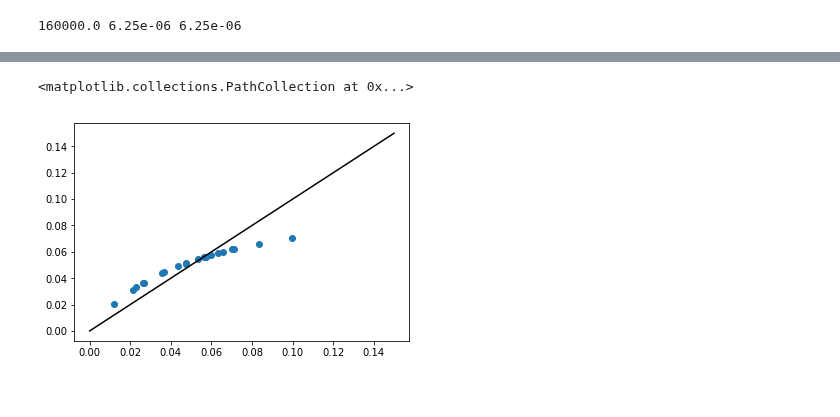
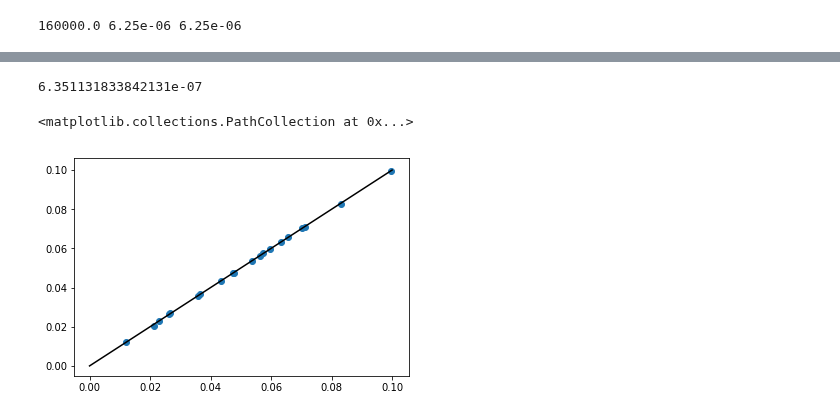
Before and after one commit to andim/peptidome, a Jupyter notebook: code/maxent.ipynb, the cells around one changed output, grey strips where cells are left out. Cells and saved outputs as stored; diff of their text form; code cells hidden in the pictures.

```diff
--- a/code/maxent.ipynb
+++ b/code/maxent.ipynb
@@ -51,4 +52,4 @@ strcolumn_to_charcolumns(df1, 'seq')
 count = df1.pivot(columns='aa1', index='aa2')['count']
 count /= np.sum(count, axis=0)
 count[count.isna()] = 1e-10
-humandoubletprobdict = (1e-100*count).to_dict()
+humandoubletprobdict = (0.0*count).to_dict()
@@ -55,4 +64,4 @@ humandoubletprobdict = (1e-100*count).to_dict()
 # %%
 h = humanaaprobdict
-Jk = [humandoubletprobdict]
+Jk = [humandoubletprobdict, copy.deepcopy(humandoubletprobdict)]
 # %%
@@ -68,3 +77,7 @@ np.exp(loglikelihood_independent('WWWW', humanaaprobdict))
+# %%
+np.exp(loglikelihood_triplet('AWAAL', humanaaprobdict, np.log(count).to_dict(), humantripletprobdict))
+# %% [output]
+6.351131833842131e-07
 # %%
 def mcmcsampler(x0, energy, jump, nsteps, nburnin=0, nsample=1):
     nsteps, nburnin, nsample = int(nsteps), int(nburnin), int(nsample)
@@ -74,12 +87,9 @@ def mcmcsampler(x0, energy, jump, nsteps, nburnin=0, nsample=1):
     for i in range(nsteps):
         xp = jump(x)
         Exp = energy(xp)
-        #print(np.exp(-Exp)/np.exp(-Ex))
         if np.random.rand() < np.exp(-Exp+Ex):
             x = xp
             Ex = Exp
-            if i > nburnin:
-                states.append(x)
-#        if (i > nburnin) and (i % nsample == 0):
-#            states.append(x)
+        if (i > nburnin) and (i % nsample == 0):
+            states.append(''.join(x))
     return np.array(states)
@@ -86,15 +104,15 @@ def mcmcsampler(x0, energy, jump, nsteps, nburnin=0, nsample=1):
 # %%
 aafreqs = np.array(df0.loc[np.array(list(aas))]['freq'])
 aafreqs /= np.sum(aafreqs)
-jump = lambda x: ''.join(np.random.choice(np.array(list(aas)), size=4))
+jump = lambda x: ''.join(np.random.choice(np.array(list(aas)), size=6))
 x0 = jump(None)
-samples = mcmcsampler(x0, lambda x: energy(x, h, Jk), jump, 1e6, 1e3)
+#x0 = ''.join(np.random.choice(np.array(list(aas)), size=4))
+samples = mcmcsampler(x0, lambda x: energy(x, h, Jk), jump, 1e6)
 # %%
-dfm = df0.merge(counter_to_df(count_kmers_iterable(samples, 1)), left_index=True, right_on='seq')
+dfm0 = df0.merge(counter_to_df(count_kmers_iterable(samples, 1)), left_index=True, right_on='seq')
+x = np.linspace(0.0, 0.1)
+plt.plot(x, x, 'k')
+plt.scatter(dfm0['freq_x'], dfm0['freq_y'])
+# %% [output]
+<matplotlib.collections.PathCollection at 0x...>
+[figure, added]
-# %%
-x = np.linspace(0.0, 0.15)
-plt.plot(x, x, 'k')
-plt.scatter(dfm['freq_x'], dfm['freq_y'])
-# %% [output]
-<matplotlib.collections.PathCollection at 0x...>
-[figure, removed]
```
Also changed, not shown: parts of 14 cells of this notebook.
